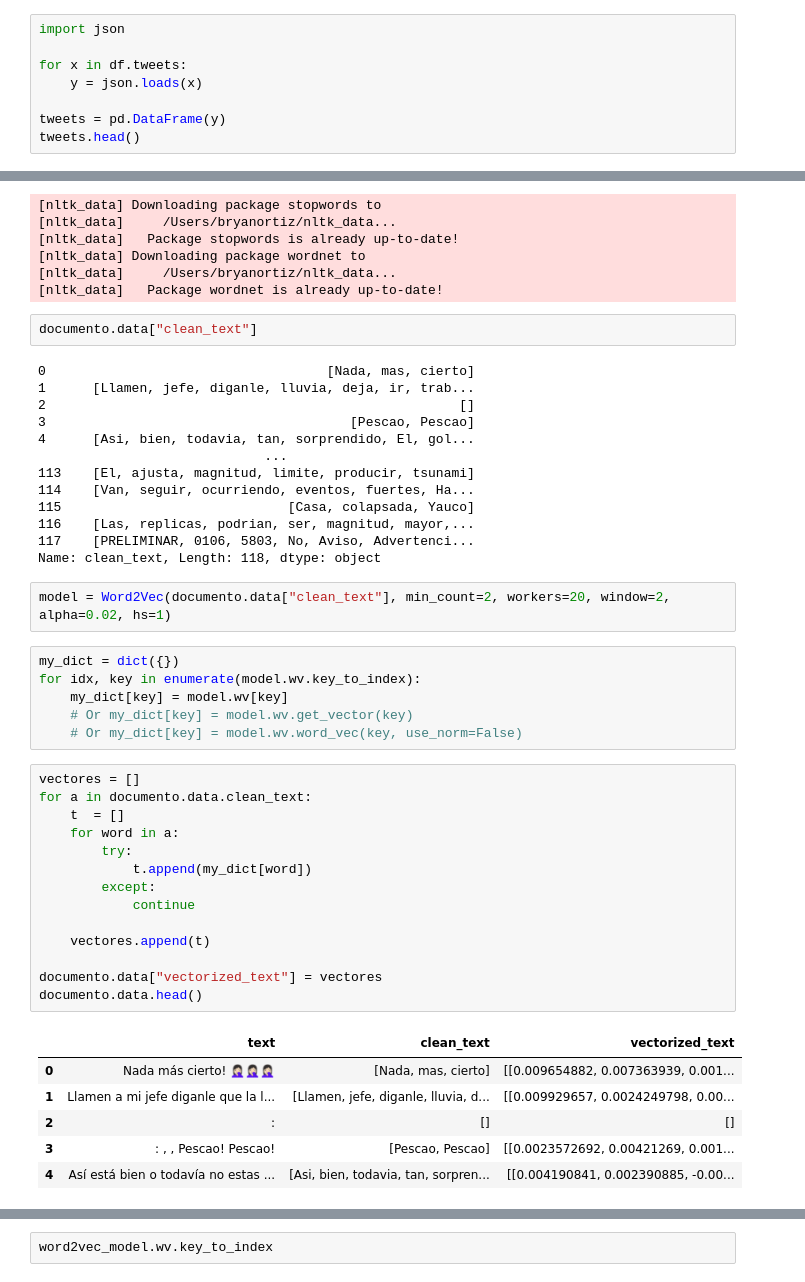
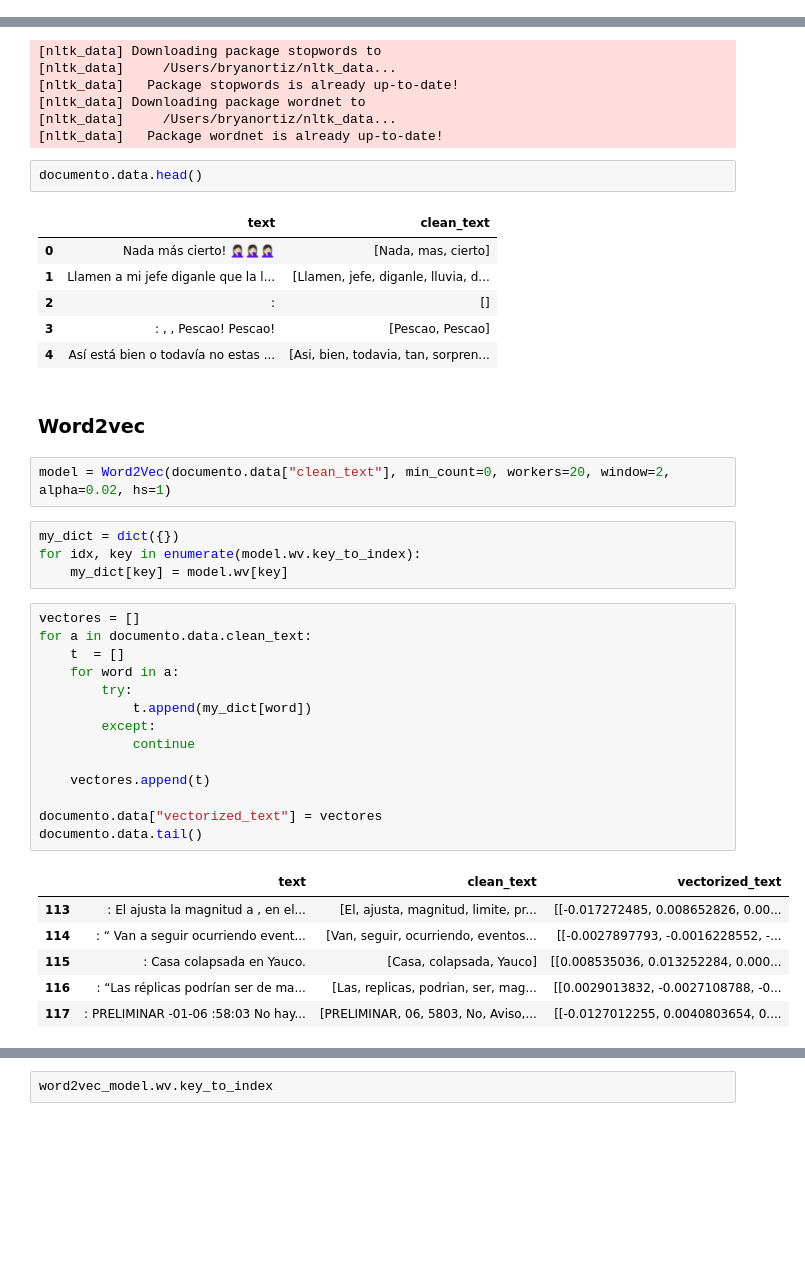
Before and after one commit to adeldelvalle/Social-Network-Analysis, a Jupyter notebook: Preprocessing.ipynb, the cells around one changed output, grey strips where cells are left out. Saved outputs shown, nothing was run; the diff lists cells and outputs as text; blank space fills up the shorter version.

Commit message:
Topic Modeling processing, changed preprocessing

```diff
--- a/Preprocessing.ipynb
+++ b/Preprocessing.ipynb
@@ -54,8 +240,0 @@ df.head()
-# %%
-import json
-
-for x in df.tweets:
-    y = json.loads(x)
-
-tweets = pd.DataFrame(y)
-tweets.head()
@@ -278,46 +289,40 @@ documento = Document(texto)
 [nltk_data]     /Users/bryanortiz/nltk_data...
 [nltk_data]   Package wordnet is already up-to-date!
 # %%
-documento.data["clean_text"]
+documento.data.head()
 # %% [output]
-0                                    [Nada, mas, cierto]
-1      [Llamen, jefe, diganle, lluvia, deja, ir, trab...
-2                                                     []
-3                                       [Pescao, Pescao]
-4      [Asi, bien, todavia, tan, sorprendido, El, gol...
-                             ...
-113    [El, ajusta, magnitud, limite, producir, tsunami]
-114    [Van, seguir, ocurriendo, eventos, fuertes, Ha...
-115                             [Casa, colapsada, Yauco]
-116    [Las, replicas, podrian, ser, magnitud, mayor,...
-117    [PRELIMINAR, 0106, 5803, No, Aviso, Advertenci...
-Name: clean_text, Length: 118, dtype: object
+|  | text | clean_text |
+| 0 | Nada más cierto! 🤦🏻‍♀️🤦🏻‍♀️🤦🏻‍♀️ | [Nada, mas, cierto] |
+| 1 | Llamen a mi jefe diganle que la l... | [Llamen, jefe, diganle, lluvia, d... |
+| 2 | : | [] |
+| 3 | : , , Pescao! Pescao! | [Pescao, Pescao] |
+| 4 | Así está bien o todavía no estas ... | [Asi, bien, todavia, tan, sorpren... |
+# %% [markdown]
+### Word2vec
 # %%
-model = Word2Vec(documento.data["clean_text"], min_count=2, workers=20, window=2,  alpha=0.02, hs=1)
+model = Word2Vec(documento.data["clean_text"], min_count=0, workers=20, window=2,  alpha=0.02, hs=1)
 # %%
 my_dict = dict({})
 for idx, key in enumerate(model.wv.key_to_index):
     my_dict[key] = model.wv[key]
-    # Or my_dict[key] = model.wv.get_vector(key)
-    # Or my_dict[key] = model.wv.word_vec(key, use_norm=False)
 # %%
 vectores = []
 for a in documento.data.clean_text:
     t  = []
     for word in a:
         try:
             t.append(my_dict[word])
         except:
             continue
 
     vectores.append(t)
 
 documento.data["vectorized_text"] = vectores
-documento.data.head()
+documento.data.tail()
 # %% [output]
 |  | text | clean_text | vectorized_text |
-| 0 | Nada más cierto! 🤦🏻‍♀️🤦🏻‍♀️🤦🏻‍♀️ | [Nada, mas, cierto] | [[0.009654882, 0.007363939, 0.001... |
-| 1 | Llamen a mi jefe diganle que la l... | [Llamen, jefe, diganle, lluvia, d... | [[0.009929657, 0.0024249798, 0.00... |
-| 2 | : | [] | [] |
-| 3 | : , , Pescao! Pescao! | [Pescao, Pescao] | [[0.0023572692, 0.00421269, 0.001... |
-| 4 | Así está bien o todavía no estas ... | [Asi, bien, todavia, tan, sorpren... | [[0.004190841, 0.002390885, -0.00... |
+| 113 | : El ajusta la magnitud a , en el... | [El, ajusta, magnitud, limite, pr... | [[-0.017272485, 0.008652826, 0.00... |
+| 114 | : “ Van a seguir ocurriendo event... | [Van, seguir, ocurriendo, eventos... | [[-0.0027897793, -0.0016228552, -... |
+| 115 | : Casa colapsada en Yauco. | [Casa, colapsada, Yauco] | [[0.008535036, 0.013252284, 0.000... |
+| 116 | : “Las réplicas podrían ser de ma... | [Las, replicas, podrian, ser, mag... | [[0.0029013832, -0.0027108788, -0... |
+| 117 | : PRELIMINAR -01-06 :58:03 No hay... | [PRELIMINAR, 06, 5803, No, Aviso,... | [[-0.0127012255, 0.0040803654, 0.... |
```
Also changed, not shown: parts of 34 cells of this notebook, 1 other file.
